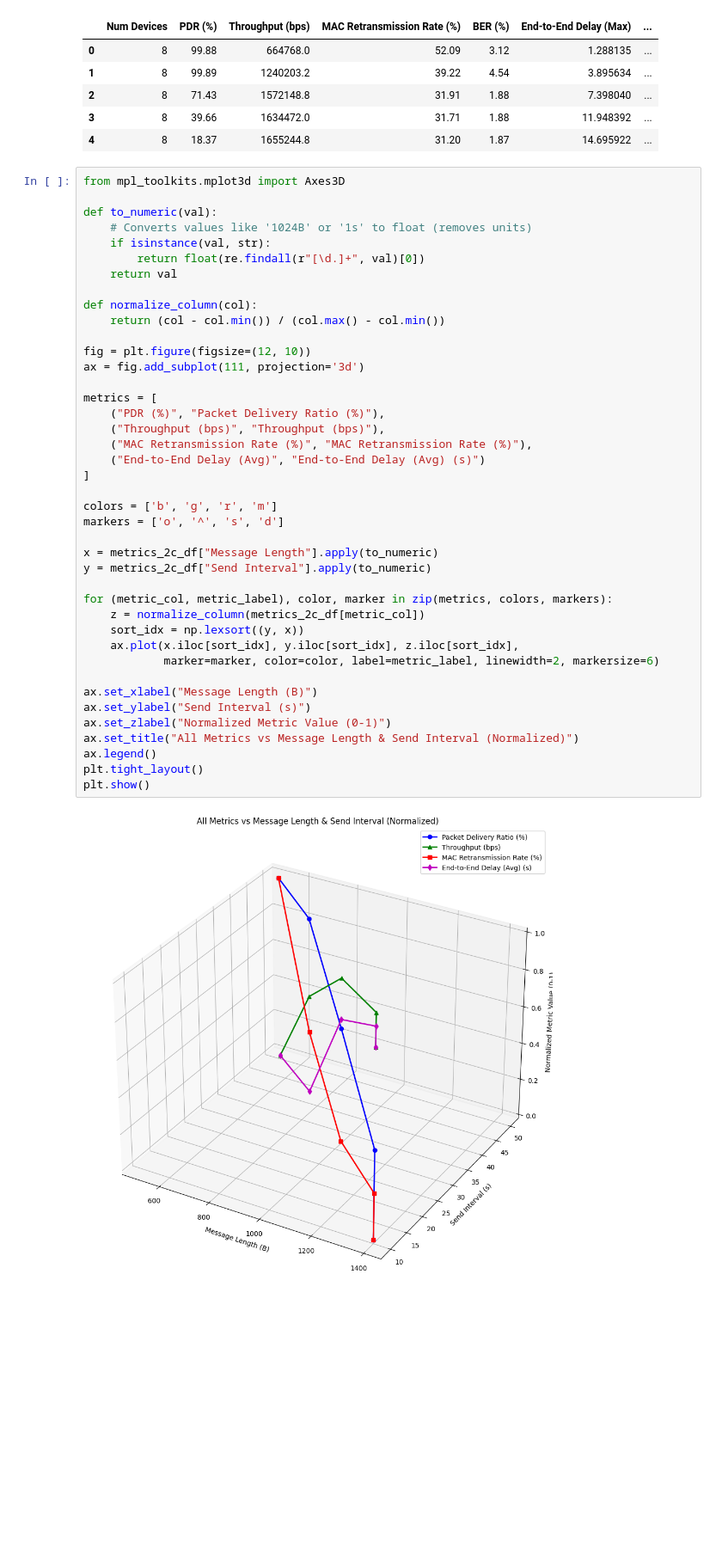
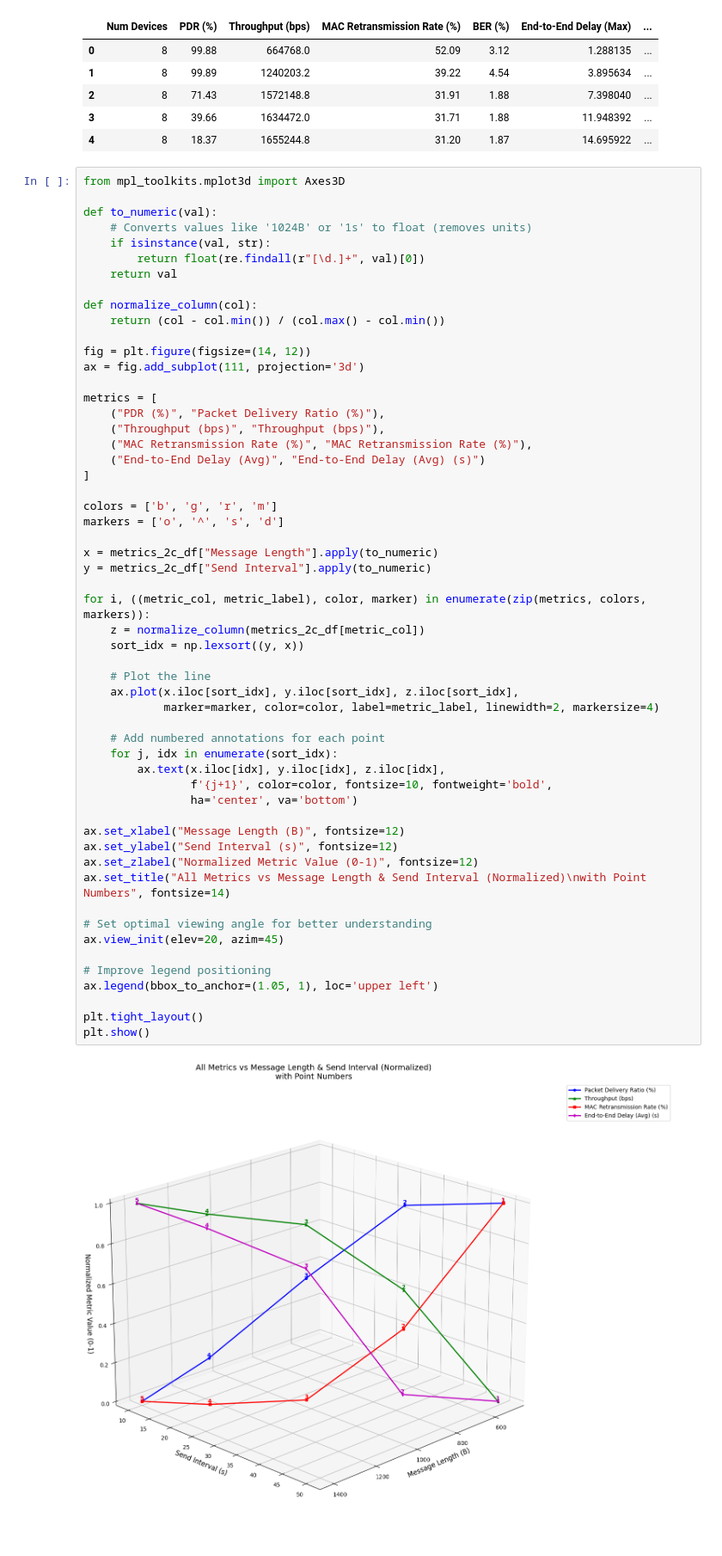
Before and after one commit to ahsanbulbul/Omnetpp-Analyzer, a Jupyter notebook: Performance Analysis.ipynb, the cells around one changed output. Shown at 86% size. Saved outputs shown, nothing was run; the diff lists cells and outputs as text; blank space fills up the shorter version.

```diff
--- a/Performance Analysis.ipynb
+++ b/Performance Analysis.ipynb
@@ -624,39 +635,53 @@ def to_numeric(val):
     # Converts values like '1024B' or '1s' to float (removes units)
     if isinstance(val, str):
         return float(re.findall(r"[\d.]+", val)[0])
     return val
 
 def normalize_column(col):
     return (col - col.min()) / (col.max() - col.min())
 
-fig = plt.figure(figsize=(12, 10))
+fig = plt.figure(figsize=(14, 12))
 ax = fig.add_subplot(111, projection='3d')
 
 metrics = [
     ("PDR (%)", "Packet Delivery Ratio (%)"),
     ("Throughput (bps)", "Throughput (bps)"),
     ("MAC Retransmission Rate (%)", "MAC Retransmission Rate (%)"),
     ("End-to-End Delay (Avg)", "End-to-End Delay (Avg) (s)")
 ]
 
 colors = ['b', 'g', 'r', 'm']
 markers = ['o', '^', 's', 'd']
 
 x = metrics_2c_df["Message Length"].apply(to_numeric)
 y = metrics_2c_df["Send Interval"].apply(to_numeric)
 
-for (metric_col, metric_label), color, marker in zip(metrics, colors, markers):
+for i, ((metric_col, metric_label), color, marker) in enumerate(zip(metrics, colors, markers)):
     z = normalize_column(metrics_2c_df[metric_col])
     sort_idx = np.lexsort((y, x))
+
+    # Plot the line
     ax.plot(x.iloc[sort_idx], y.iloc[sort_idx], z.iloc[sort_idx],
-            marker=marker, color=color, label=metric_label, linewidth=2, markersize=6)
+            marker=marker, color=color, label=metric_label, linewidth=2, markersize=4)
 
-ax.set_xlabel("Message Length (B)")
-ax.set_ylabel("Send Interval (s)")
-ax.set_zlabel("Normalized Metric Value (0-1)")
-ax.set_title("All Metrics vs Message Length & Send Interval (Normalized)")
-ax.legend()
+    # Add numbered annotations for each point
+    for j, idx in enumerate(sort_idx):
+        ax.text(x.iloc[idx], y.iloc[idx], z.iloc[idx],
+                f'{j+1}', color=color, fontsize=10, fontweight='bold',
+                ha='center', va='bottom')
+
+ax.set_xlabel("Message Length (B)", fontsize=12)
+ax.set_ylabel("Send Interval (s)", fontsize=12)
+ax.set_zlabel("Normalized Metric Value (0-1)", fontsize=12)
+ax.set_title("All Metrics vs Message Length & Send Interval (Normalized)\nwith Point Numbers", fontsize=14)
+
+# Set optimal viewing angle for better understanding
+ax.view_init(elev=20, azim=45)
+
+# Improve legend positioning
+ax.legend(bbox_to_anchor=(1.05, 1), loc='upper left')
+
 plt.tight_layout()
 plt.show()
 # %% [output]
-[figure, old version]
+[figure, new version]
```
Also changed, not shown: parts of 23 cells of this notebook, 2 other files.
